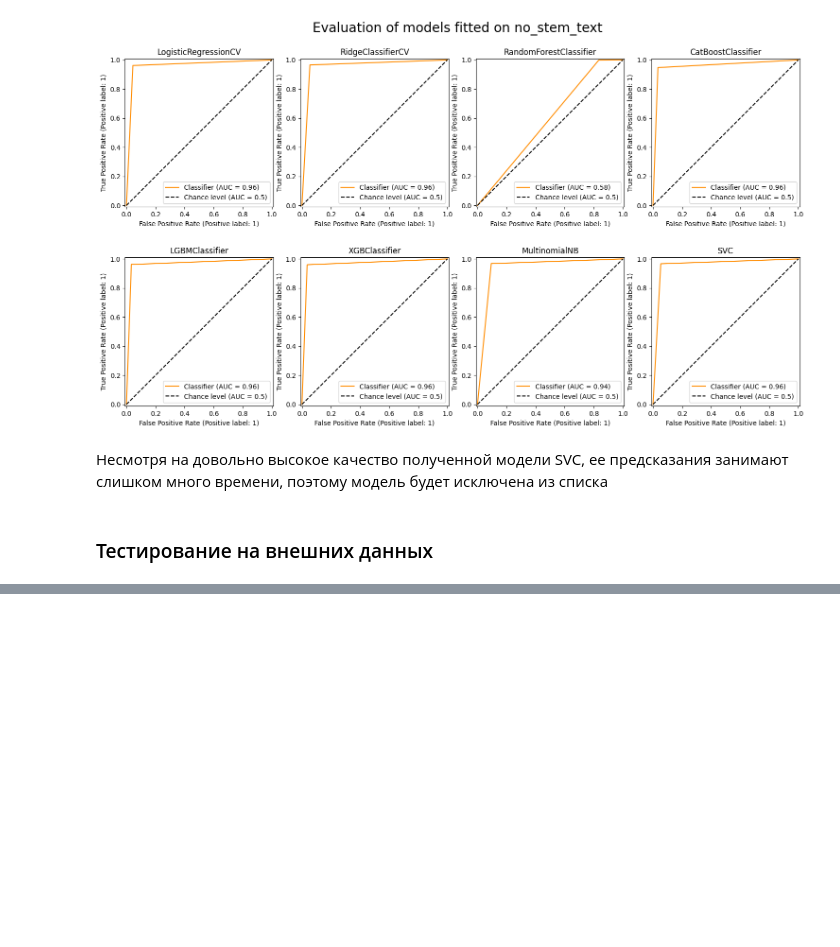
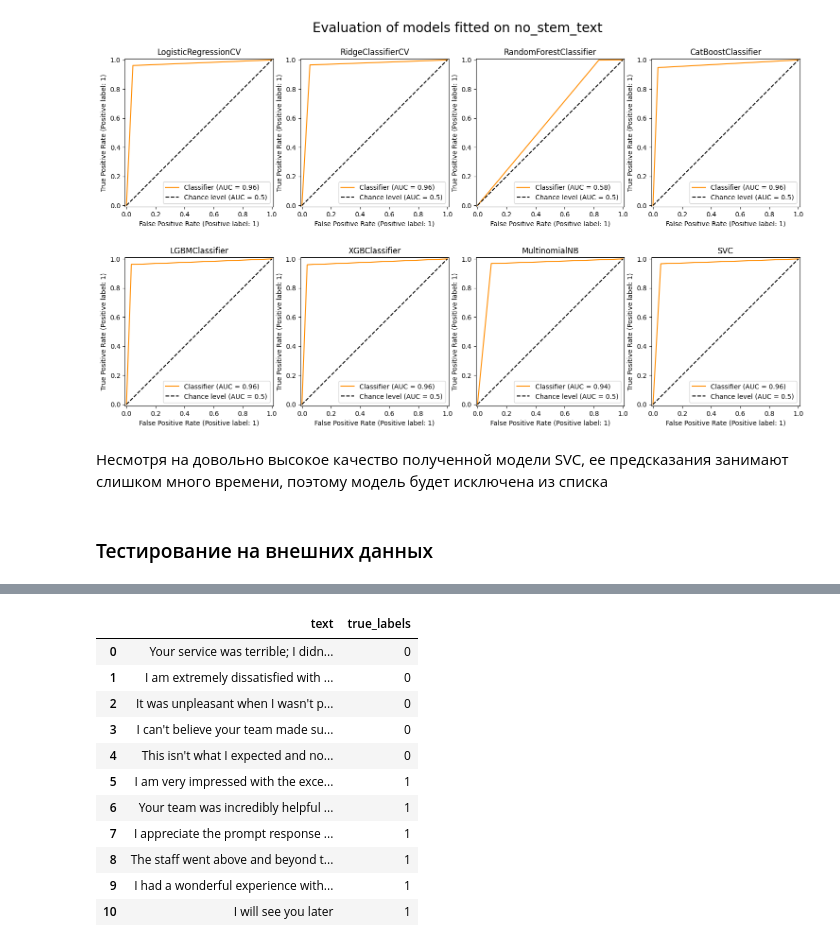
Before and after one commit to egrsid/MISIS_sentiment_analysis_project, a Jupyter notebook: models_fitting_1var.ipynb, the cells around one changed output, grey strips where cells are left out. Drawn from its saved outputs; the diff is of its cells as text; code cells hidden in the pictures; blank space fills up the shorter version.

```diff
--- a/models_fitting_1var.ipynb
+++ b/models_fitting_1var.ipynb
@@ -663,0 +677,16 @@ for i, proba in enumerate(probs):
+# %%
+mes_df = pd.DataFrame(np.vstack([messages, true_labels]).T, columns=['text', 'true_labels'])
+mes_df
+# %% [output]
+|  | text | true_labels |
+| 0 | Your service was terrible; I didn... | 0 |
+| 1 | I am extremely dissatisfied with ... | 0 |
+| 2 | It was unpleasant when I wasn't p... | 0 |
+| 3 | I can't believe your team made su... | 0 |
+| 4 | This isn't what I expected and no... | 0 |
+| 5 | I am very impressed with the exce... | 1 |
+| 6 | Your team was incredibly helpful ... | 1 |
+| 7 | I appreciate the prompt response ... | 1 |
+| 8 | The staff went above and beyond t... | 1 |
+| 9 | I had a wonderful experience with... | 1 |
+| 10 | I will see you later | 1 |
```
Also changed, not shown: parts of 13 cells of this notebook, 1 other file.
